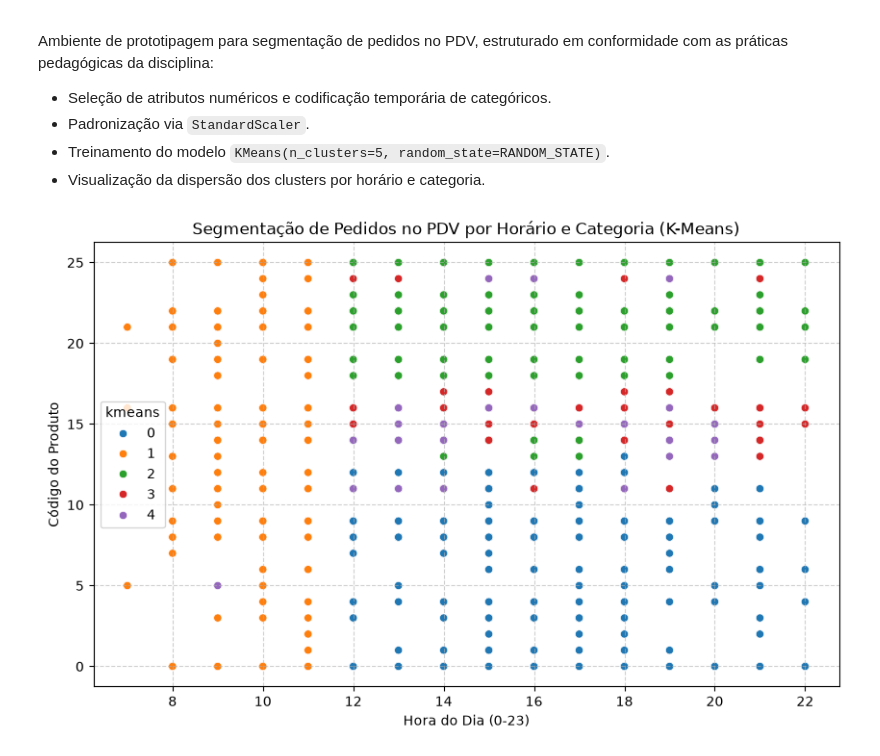
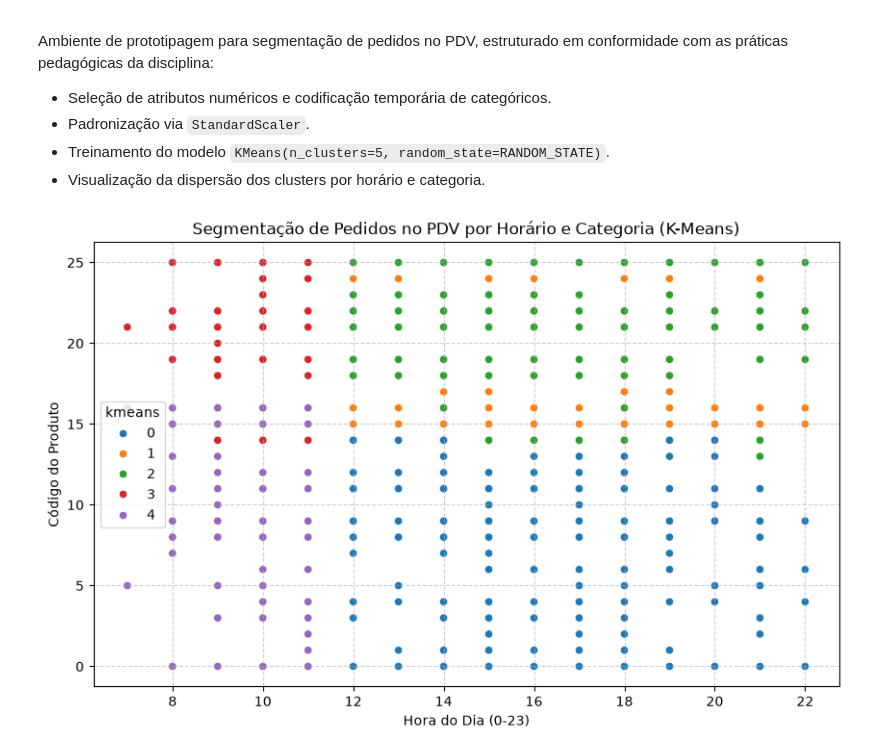
Before and after one commit to SIS-AMF/2026-2_trablho-g1-cd-ai2, a Jupyter notebook: eda_v2.ipynb, the cells around one changed output. Saved outputs shown, nothing was run; the diff lists cells and outputs as text; code cells hidden in the pictures.

```diff
--- a/eda_v2.ipynb
+++ b/eda_v2.ipynb
@@ -358,0 +486,21 @@ ranking_produtos_divergentes
+# %%
+# 1. Incorporação das colunas de linhagem derivadas do ajuste temporário
+df['fator_k'] = df_ajustes_temp['fator_k']
+df['quantidade_ajustada'] = df_ajustes_temp['quantidade_ajustada']
+df['preco_unitario_ajustado'] = df_ajustes_temp['preco_unitario_ajustado']
+df['valor_item_ajustado'] = df_ajustes_temp['valor_item_ajustado']
+df['item_total_original'] = df_ajustes_temp['item_total_original']
+
+# 2. Junção com o status de validação do pedido auditado
+if 'status_validacao' in df.columns:
+    df.drop(columns=['status_validacao'], inplace=True)
+df = df.merge(df_auditoria_fallback_audit[['pedido_id', 'status_validacao']], on='pedido_id', how='left')
+
+# 3. Definição das grandezas finais resolvidas conforme o status
+mascara_ajuste = (df['status_validacao'] == 'AJUSTADO_PROPORCAO')
+df['quantidade_final'] = np.where(mascara_ajuste, df['quantidade_ajustada'], df['quantidade_item']).astype('int64')
+df['preco_unitario_final'] = np.where(mascara_ajuste, df['preco_unitario_ajustado'], df['preco_unitario_item']).astype('float64')
+df['valor_item_final'] = np.where(mascara_ajuste, df['valor_item_ajustado'], df['item_total_original']).astype('float64')
+
+print(f"Colunas consolidadas no DataFrame principal 'df' com sucesso. Shape: {df.shape}")
+df[['pedido_id', 'nome_produto_bruto', 'status_validacao', 'quantidade_final', 'preco_unitario_final', 'valor_item_final']].head()
@@ -507,31 +710,31 @@ df_cluster['turno'] = labelEncoder.fit_transform(df_cluster['turno'])
 # %%
 from sklearn.cluster import KMeans
 from sklearn.preprocessing import StandardScaler
 
-# Seleção de variáveis preditivas
-features_cluster = df_cluster[['dia_horario', 'nome_produto_code', 'metodo_pagamento', 'turno', 'preco_unitario_item', 'quantidade_item']]
+# Seleção de variáveis preditivas utilizando as grandezas padronizadas e limpas
+features_cluster = df_cluster[['dia_horario', 'nome_produto_code', 'metodo_pagamento', 'turno', 'preco_unitario_final', 'quantidade_final']]
 
-# Padronização
+# Padronização via StandardScaler
 scaler = StandardScaler()
 dataset_scaled = scaler.fit_transform(features_cluster)
 
 # Ajuste do K-Means com semente determinística fixada
 kmeans = KMeans(n_clusters=5, random_state=RANDOM_STATE, n_init='auto')
 df_cluster['kmeans'] = kmeans.fit_predict(dataset_scaled)
 
 # Visualização de dispersão
 plt.figure(figsize=(10, 6))
 sns.scatterplot(
     data=df_cluster,
     x='dia_horario',
     y='nome_produto_code',
     hue='kmeans',
     palette='tab10'
 )
 plt.title('Segmentação de Pedidos no PDV por Horário e Categoria (K-Means)')
 plt.xlabel('Hora do Dia (0-23)')
 plt.ylabel('Código do Produto')
 plt.grid(True, linestyle='--', alpha=0.6)
 plt.show()
 # %% [output]
-[figure, old version]
+[figure, new version]
```
Also changed, not shown: parts of 14 cells of this notebook, 3 other files.
